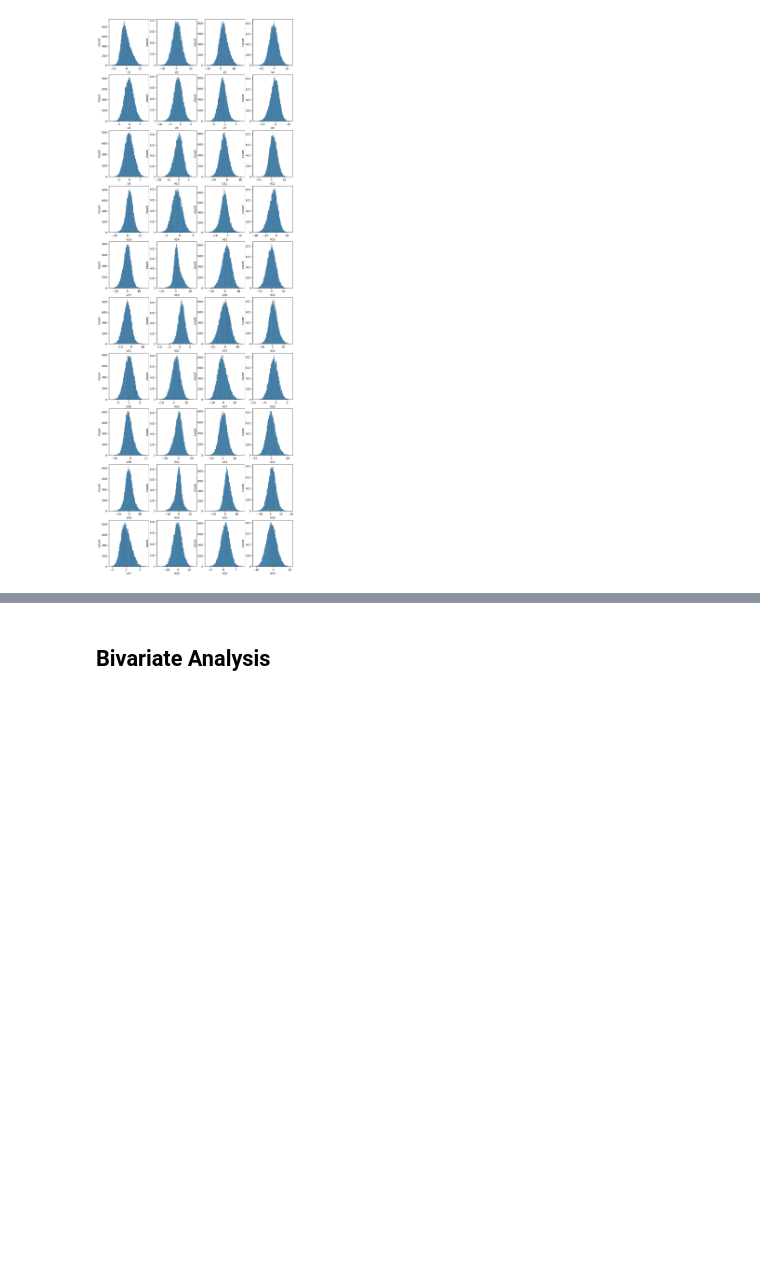
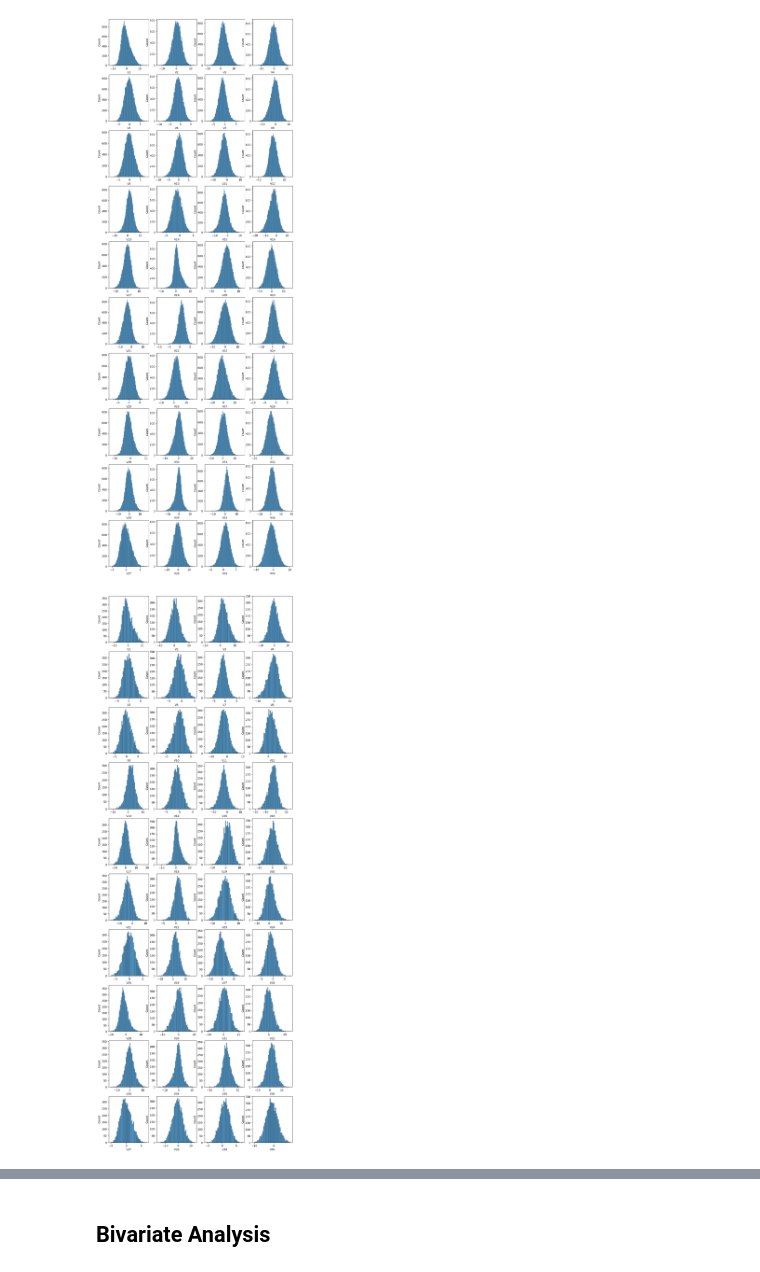
Before and after one commit to AkshayGovindaraj/GoogleColab, a Jupyter notebook: INN_ReneWind_Main_Project_FullCode_Notebook.ipynb, the cells around one changed output, grey strips where cells are left out. Drawn from its saved outputs; the diff is of its cells as text; code cells hidden in the pictures; blank space fills up the shorter version.

```diff
--- a/INN_ReneWind_Main_Project_FullCode_Notebook.ipynb
+++ b/INN_ReneWind_Main_Project_FullCode_Notebook.ipynb
@@ -176,5 +177,13 @@ for i in range(0,40):
     sns.histplot(x=f'V{i+1}', data=data_train, ax=axes[i//4, i%4])
 # %% [output]
 [figure]
+# %%
+# Creating subplots with multiple histograms for test data
+fig, axes = plt.subplots(nrows=10, ncols=4, figsize=(12, 36))
+
+for i in range(0,40):
+    sns.histplot(x=f'V{i+1}', data=data_test, ax=axes[i//4, i%4])
+# %% [output]
+[figure, added]
 # %% [markdown]
 Observations:
```
Also changed, not shown: parts of 30 cells of this notebook.
